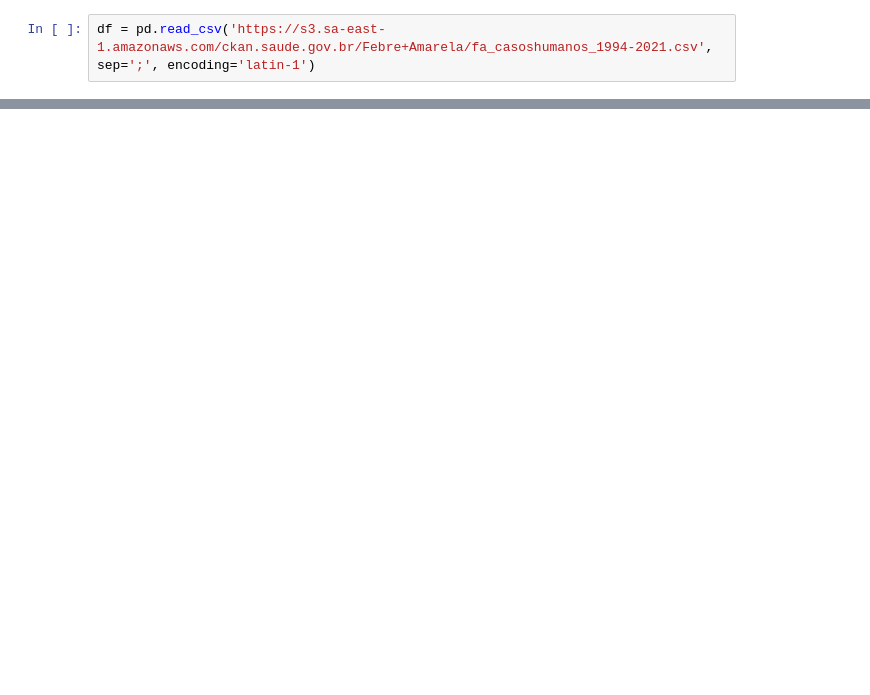
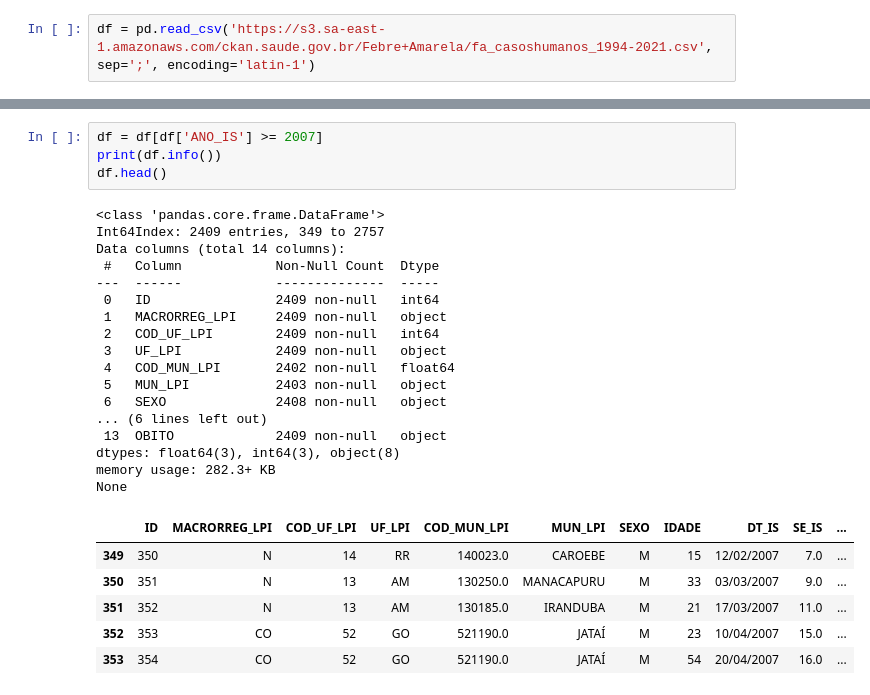
Before and after one commit to pedrosena138/if1007-tasi4, a Jupyter notebook: Analise_de_casos_de_febre_amarela_em_humanos.ipynb, the cells around one changed output, grey strips where cells are left out. Cells and saved outputs as stored; diff of their text form; blank space fills up the shorter version.

```diff
--- a/Analise_de_casos_de_febre_amarela_em_humanos.ipynb
+++ b/Analise_de_casos_de_febre_amarela_em_humanos.ipynb
@@ -35,3 +58,31 @@ None
+# %%
+df = df[df['ANO_IS'] >= 2007]
+print(df.info())
+df.head()
+# %% [output]
+<class 'pandas.core.frame.DataFrame'>
+Int64Index: 2409 entries, 349 to 2757
+Data columns (total 14 columns):
+ #   Column            Non-Null Count  Dtype
+---  ------            --------------  -----
+ 0   ID                2409 non-null   int64
+ 1   MACRORREG_LPI     2409 non-null   object
+ 2   COD_UF_LPI        2409 non-null   int64
+ 3   UF_LPI            2409 non-null   object
+ 4   COD_MUN_LPI       2402 non-null   float64
+ 5   MUN_LPI           2403 non-null   object
+ 6   SEXO              2408 non-null   object
+... (6 lines left out)
+ 13  OBITO             2409 non-null   object
+dtypes: float64(3), int64(3), object(8)
+memory usage: 282.3+ KB
+None
+|  | ID | MACRORREG_LPI | COD_UF_LPI | UF_LPI | COD_MUN_LPI | MUN_LPI | SEXO | IDADE | DT_IS | SE_IS | ... |
+| 349 | 350 | N | 14 | RR | 140023.0 | CAROEBE | M | 15 | 12/02/2007 | 7.0 | ... |
+| 350 | 351 | N | 13 | AM | 130250.0 | MANACAPURU | M | 33 | 03/03/2007 | 9.0 | ... |
+| 351 | 352 | N | 13 | AM | 130185.0 | IRANDUBA | M | 21 | 17/03/2007 | 11.0 | ... |
+| 352 | 353 | CO | 52 | GO | 521190.0 | JATAÍ | M | 23 | 10/04/2007 | 15.0 | ... |
+| 353 | 354 | CO | 52 | GO | 521190.0 | JATAÍ | M | 54 | 20/04/2007 | 16.0 | ... |
 # %%
 df.groupby('UF_LPI').size().plot(kind='bar')
 # %% [output]
```
Also changed, not shown: parts of 7 cells of this notebook.
